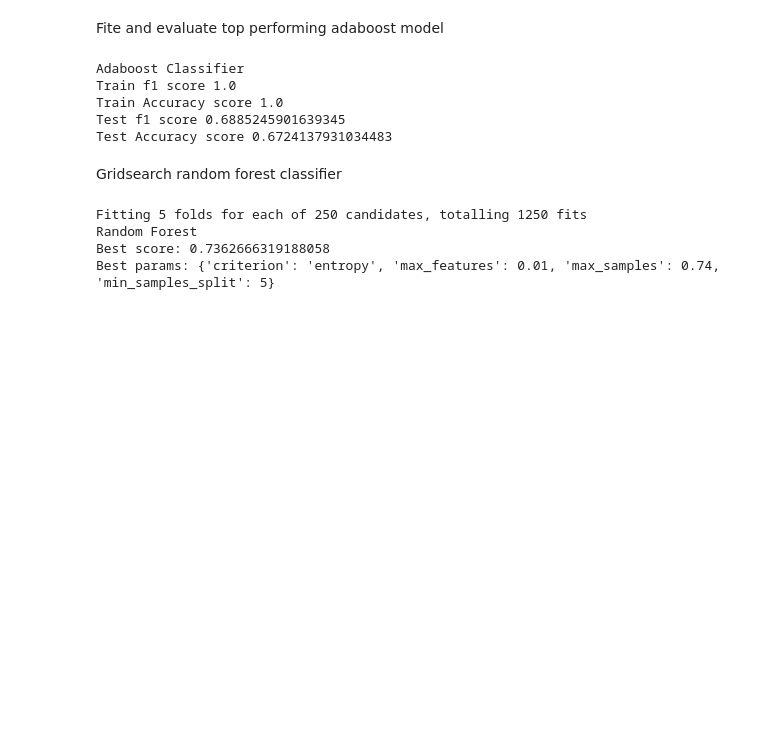
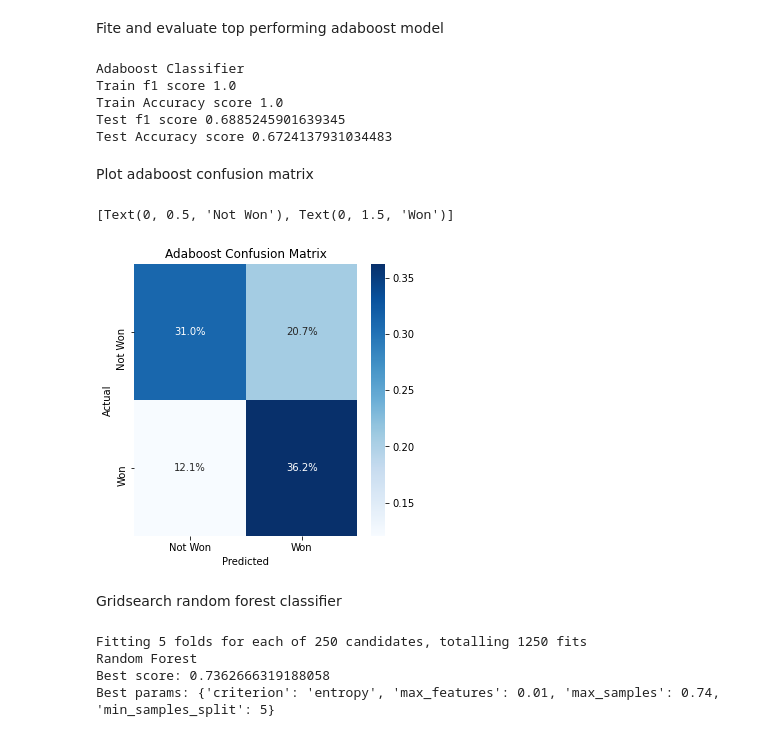
Before and after one commit to blantj/olympic_medal_classification, a Jupyter notebook: Modeling.ipynb, the cells around one changed output. Cells and saved outputs as stored; diff of their text form; code cells hidden in the pictures; blank space fills up the shorter version.

```diff
--- a/Modeling.ipynb
+++ b/Modeling.ipynb
@@ -526,6 +526,20 @@ Train f1 score 1.0
 Train Accuracy score 1.0
 Test f1 score 0.6885245901639345
 Test Accuracy score 0.6724137931034483
+# %% [markdown]
+Plot adaboost confusion matrix
+# %%
+ab_cm = confusion_matrix(y_test, y_test_pred_ab)
+fig, ax = plt.subplots(figsize=(5,5))
+ab_matrix = sns.heatmap(ab_cm/np.sum(ab_cm), annot=True, ax = ax, cmap = 'Blues', fmt = '.1%')
+ab_matrix.set_title('Adaboost Confusion Matrix')
+ab_matrix.set_xlabel('Predicted')
+ab_matrix.set_xticklabels(['Not Won','Won'])
+ab_matrix.set_ylabel('Actual')
+ab_matrix.set_yticklabels(['Not Won','Won'])
+# %% [output]
+[Text(0, 0.5, 'Not Won'), Text(0, 1.5, 'Won')]
+[figure, added]
 # %% [markdown]
 Gridsearch random forest classifier
 # %%
```
Also changed, not shown: parts of 20 cells of this notebook, 1 other file.
